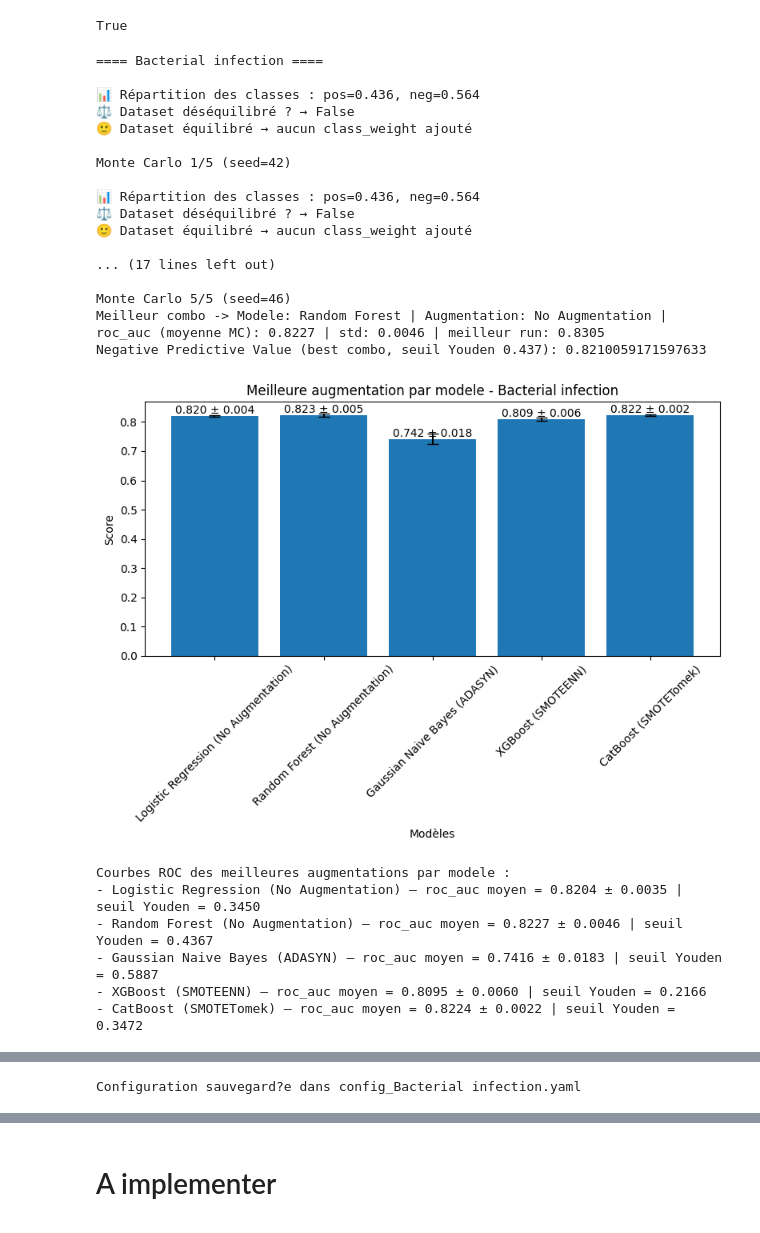
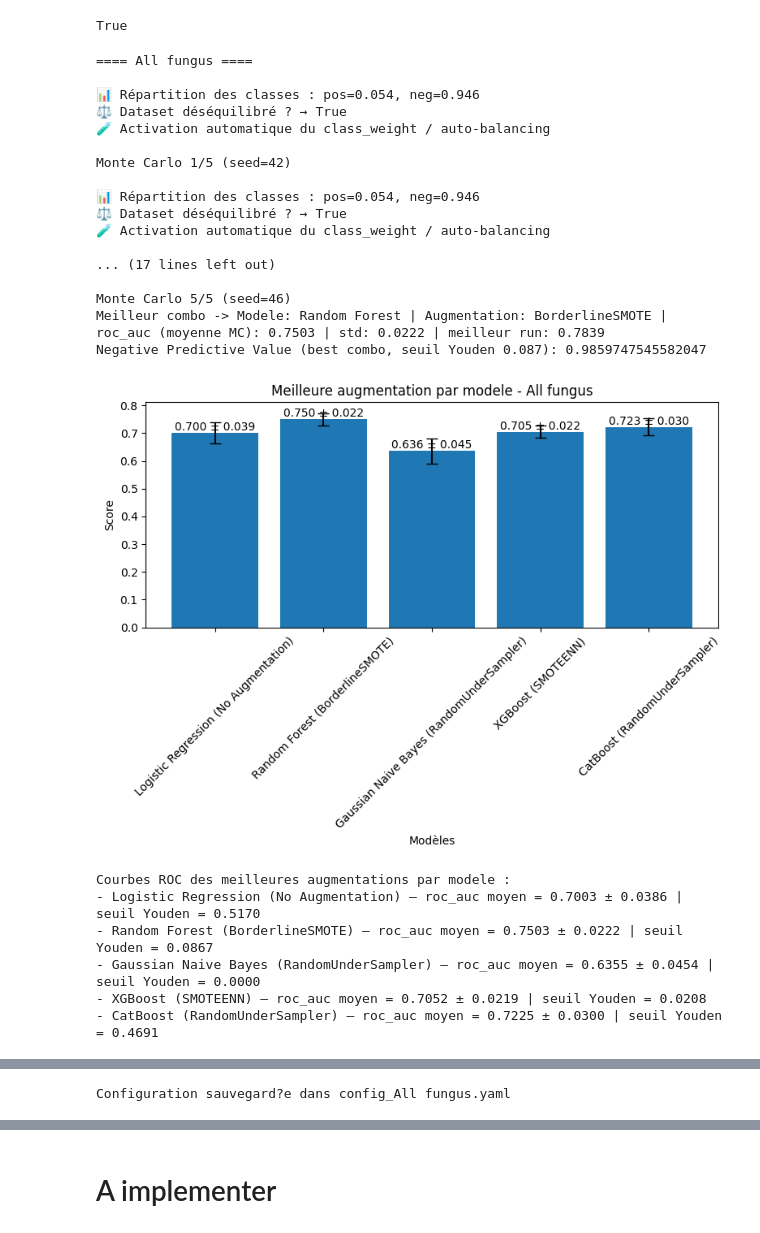
Before and after one commit to Romain-Forte/respiratory_diagnostics, a Jupyter notebook: dev_algo.ipynb, the cells around one changed output, grey strips where cells are left out. Cells and saved outputs as stored; diff of their text form; code cells hidden in the pictures.

```diff
--- a/dev_algo.ipynb
+++ b/dev_algo.ipynb
@@ -5,6 +5,8 @@ gello
 # %%
 import pandas as pd
 import numpy as np
+from pathlib import Path
+import json
 import matplotlib.pyplot as plt
 from utils.stats_dataset import analyser_variables_binaires
 from utils.feature_transformer import transform_features, _convert_all_columns_to_numeric
@@ -29,7 +31,7 @@ features_etiology.remove('Etiology_Undetermined cause_Definitive diagnosis')
 diagnostic_feature_map = load_diagnostic_feature_map(
     FEATURE_CONFIG_PATH,
     available_columns=df.columns,
-    diagnoses = ["Bacterial infection","default"]
+    diagnoses = ["default"] #"Bacterial infection",
 )
 all_feature_columns = []
 for columns_list in diagnostic_feature_map.values():
@@ -189,7 +193,10 @@ from pathlib import Path
 import json
 import csv
 
-
+def _slugify(value):
+        clean = "".join(char if char.isalnum() else "_" for char in (value or ""))
+        clean = clean.strip("_")
+        return clean or "target"
 def find_best_model_and_aug(df_features_clean,
                    df_labels_fusion,
                    target_col,
@@ -199,7 +206,8 @@ def find_best_model_and_aug(df_features_clean,
                    to_save = False,
                    save_dir = "artifacts/find_best",
                    random_seed = 42,
-                   montecarlo = 5):
+                   montecarlo = 5,
+                   condition_test = None):
     """
     Lance l'experience pour une cible (diagnostic) en moyenne sur plusieurs tirages Monte Carlo.
 
@@ -225,6 +233,9 @@ def find_best_model_and_aug(df_features_clean,
         Graine initiale.
     montecarlo : int, default=5
         Nombre d'iterations Monte Carlo (split/train/test) utilisees pour moyenner les scores.
+    condition_test : callable or None
+        Filtre booleen pour exclure certaines lignes de X_test/y_test avant evaluation.
+
 
     Returns
     -------
@@ -232,10 +243,7 @@ def find_best_model_and_aug(df_features_clean,
     Si write_config=True, sauvegarde config_{diagnosis}.yaml.
     """
 
-    def _slugify(value):
-        clean = "".join(char if char.isalnum() else "_" for char in (value or ""))
-        clean = clean.strip("_")
-        return clean or "target"
+
 
     def _export_model_bars(scores_dict, title, output_path):
         model_names = list(scores_dict.keys())
@@ -333,6 +341,27 @@ def find_best_model_and_aug(df_features_clean,
     for mc_idx in range(montecarlo):
         current_seed = random_seed + mc_idx
         X_train, X_test, y_train, y_test, labels = preparer_jeu_xy(df_features_to_use, df_labels_1, random_state=current_seed)
+        if condition_test is not None:
+            mask = condition_test(X_test)
+            if hasattr(mask, "reindex"):
+                mask = mask.reindex(X_test.index)
+                mask_bool = np.asarray(mask, dtype=bool)
+                X_test = X_test.loc[~mask]
+                if hasattr(y_test, "loc"):
+                    y_test = y_test.loc[X_test.index]
+                else:
+                    y_test = np.asarray(y_test)[~mask_bool]
+            else:
+                mask_bool = np.asarray(mask, dtype=bool)
+                if hasattr(X_test, "loc"):
+                    X_test = X_test.loc[~mask_bool]
+                else:
+                    X_test = X_test[~mask_bool]
+                if hasattr(y_test, "loc"):
+                    y_test = y_test.loc[X_test.index]
+                else:
+                    y_test = np.asarray(y_test)[~mask_bool]
+
 
         all_models = get_models(y_train, use_catboost=True,imbalance_threshold=0.1, random_state=current_seed)
         augmentations = get_augmentation_methods(random_state=current_seed)
@@ -621,44 +650,43 @@ os.path.exists(r"C:\Users\romai\Desktop\travail\avancement\model_grid_search\\"
 True
 # %%
 RANDOM_SEED = 42
-import os
-target_col =  'Bacterial infection'
+target_col =  'All fungus'
 # os.mkdir(r"C:\Users\romai\Desktop\travail\avancement\model_grid_search\\" + target_col + "\\")
 MODEL_NAMES = ['Logistic Regression', 'Random Forest', 'Gaussian Naive Bayes', 'XGBoost',"CatBoost"]
 # MODEL_NAMES =  ['Random Forest']
 save_dir = r"C:\Users\romai\Desktop\travail\avancement\model_grid_search"
 MAIN_METRIC_NAME = 'roc_auc'
 _ = find_best_model_and_aug(df_features_clean,
                    df_labels_fusion,
                    target_col,
                    MODEL_NAMES,
                    MAIN_METRIC_NAME,
                    write_config = True,
                    random_seed=RANDOM_SEED,
                    to_save = True,
                    save_dir = r"C:\Users\romai\Desktop\travail\avancement\model_grid_search\\")
 # %% [output]
-==== Bacterial infection ====
+==== All fungus ====
 
-📊 Répartition des classes : pos=0.436, neg=0.564
-⚖️ Dataset déséquilibré ? → False
-🙂 Dataset équilibré → aucun class_weight ajouté
+📊 Répartition des classes : pos=0.054, neg=0.946
+⚖️ Dataset déséquilibré ? → True
+🧪 Activation automatique du class_weight / auto-balancing
 
 Monte Carlo 1/5 (seed=42)
 
-📊 Répartition des classes : pos=0.436, neg=0.564
-⚖️ Dataset déséquilibré ? → False
-🙂 Dataset équilibré → aucun class_weight ajouté
+📊 Répartition des classes : pos=0.054, neg=0.946
+⚖️ Dataset déséquilibré ? → True
+🧪 Activation automatique du class_weight / auto-balancing
 
 ... (17 lines left out)
 
 Monte Carlo 5/5 (seed=46)
-Meilleur combo -> Modele: Random Forest | Augmentation: No Augmentation | roc_auc (moyenne MC): 0.8227 | std: 0.0046 | meilleur run: 0.8305
-Negative Predictive Value (best combo, seuil Youden 0.437): 0.8210059171597633
+Meilleur combo -> Modele: Random Forest | Augmentation: BorderlineSMOTE | roc_auc (moyenne MC): 0.7503 | std: 0.0222 | meilleur run: 0.7839
+Negative Predictive Value (best combo, seuil Youden 0.087): 0.9859747545582047
-[figure, old version]
+[figure, new version]
 Courbes ROC des meilleures augmentations par modele :
-- Logistic Regression (No Augmentation) — roc_auc moyen = 0.8204 ± 0.0035 | seuil Youden = 0.3450
-- Random Forest (No Augmentation) — roc_auc moyen = 0.8227 ± 0.0046 | seuil Youden = 0.4367
-- Gaussian Naive Bayes (ADASYN) — roc_auc moyen = 0.7416 ± 0.0183 | seuil Youden = 0.5887
-- XGBoost (SMOTEENN) — roc_auc moyen = 0.8095 ± 0.0060 | seuil Youden = 0.2166
-- CatBoost (SMOTETomek) — roc_auc moyen = 0.8224 ± 0.0022 | seuil Youden = 0.3472
+- Logistic Regression (No Augmentation) — roc_auc moyen = 0.7003 ± 0.0386 | seuil Youden = 0.5170
+- Random Forest (BorderlineSMOTE) — roc_auc moyen = 0.7503 ± 0.0222 | seuil Youden = 0.0867
+- Gaussian Naive Bayes (RandomUnderSampler) — roc_auc moyen = 0.6355 ± 0.0454 | seuil Youden = 0.0000
+- XGBoost (SMOTEENN) — roc_auc moyen = 0.7052 ± 0.0219 | seuil Youden = 0.0208
+- CatBoost (RandomUnderSampler) — roc_auc moyen = 0.7225 ± 0.0300 | seuil Youden = 0.4691
@@ -666 +694 @@ Courbes ROC des meilleures augmentations par modele :
-Configuration sauvegard?e dans config_Bacterial infection.yaml
+Configuration sauvegard?e dans config_All fungus.yaml
```
Also changed, not shown: parts of 15 cells of this notebook, 24 other files.
